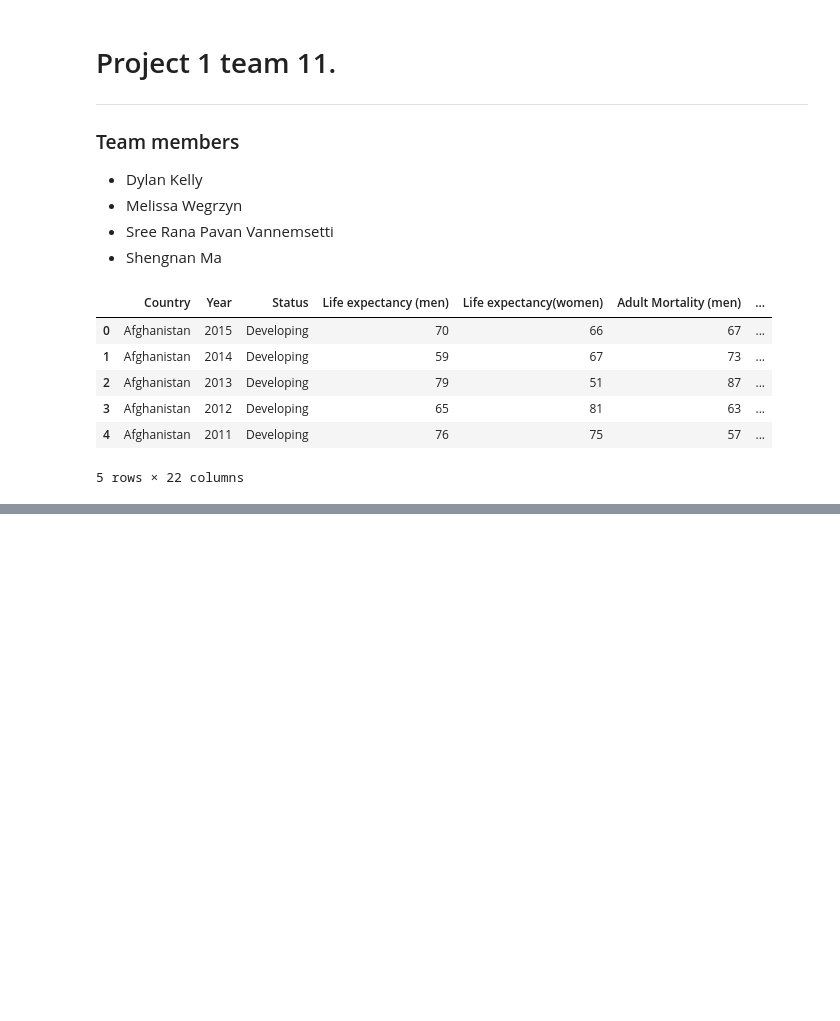
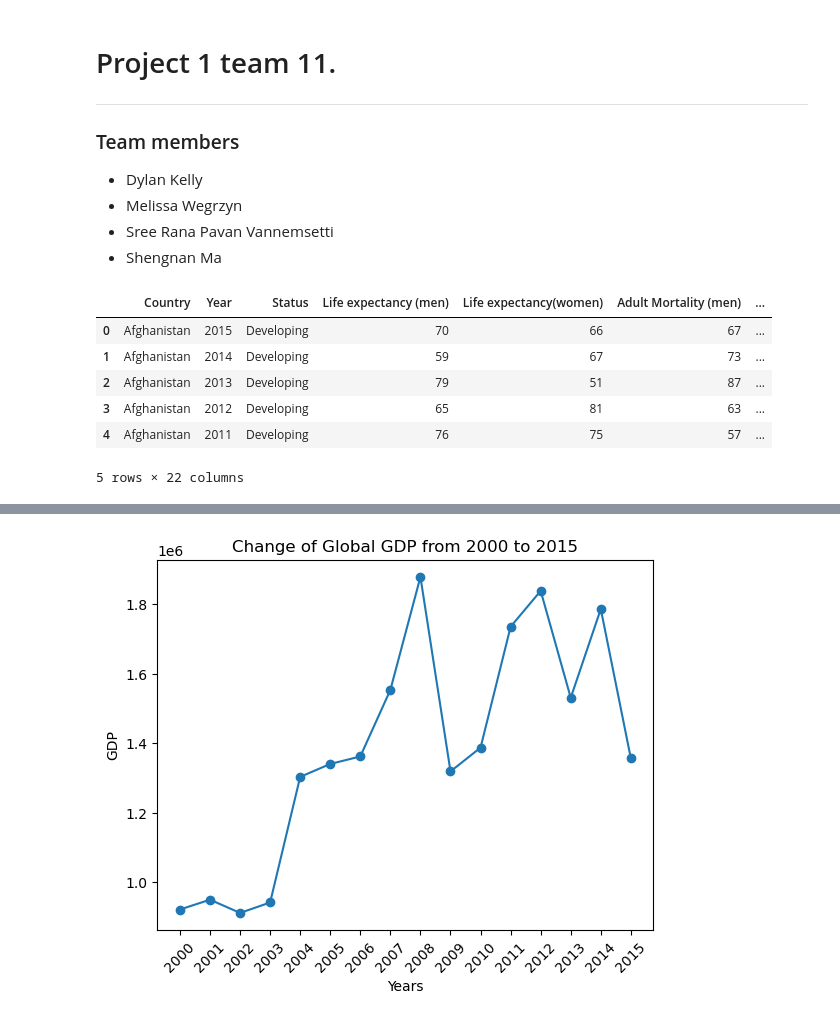
Before and after one commit to msncn/scs-pj1-team11, a Jupyter notebook: pj1_team11.ipynb, the cells around one changed output, grey strips where cells are left out. Cells and saved outputs as stored; diff of their text form; code cells hidden in the pictures; blank space fills up the shorter version.

```diff
--- a/pj1_team11.ipynb
+++ b/pj1_team11.ipynb
@@ -36,0 +78,15 @@ life_expectency.head()
+# %%
+# 2a. Global Yearly Summery Graphs Shengnan
+# Graph for the global change of GDP over 15 years
+plt.plot(life_expectancy_yearly.index, life_expectancy_yearly["GDP"], marker = "o")
+
+plt.xticks((range(2000, 2016)))
+plt.xticks(rotation=45)
+
+plt.title("Change of Global GDP from 2000 to 2015")
+plt.xlabel("Years")
+plt.ylabel("GDP")
+
+plt.show()
+# %% [output]
+[figure, added]
```
Also changed, not shown: parts of 9 cells of this notebook.
